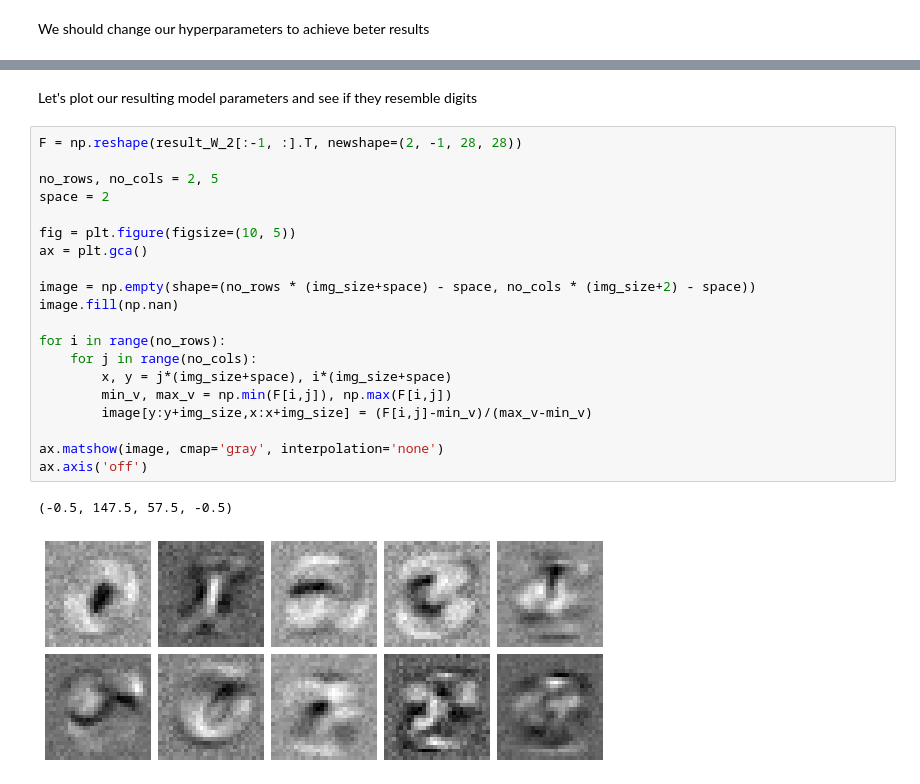
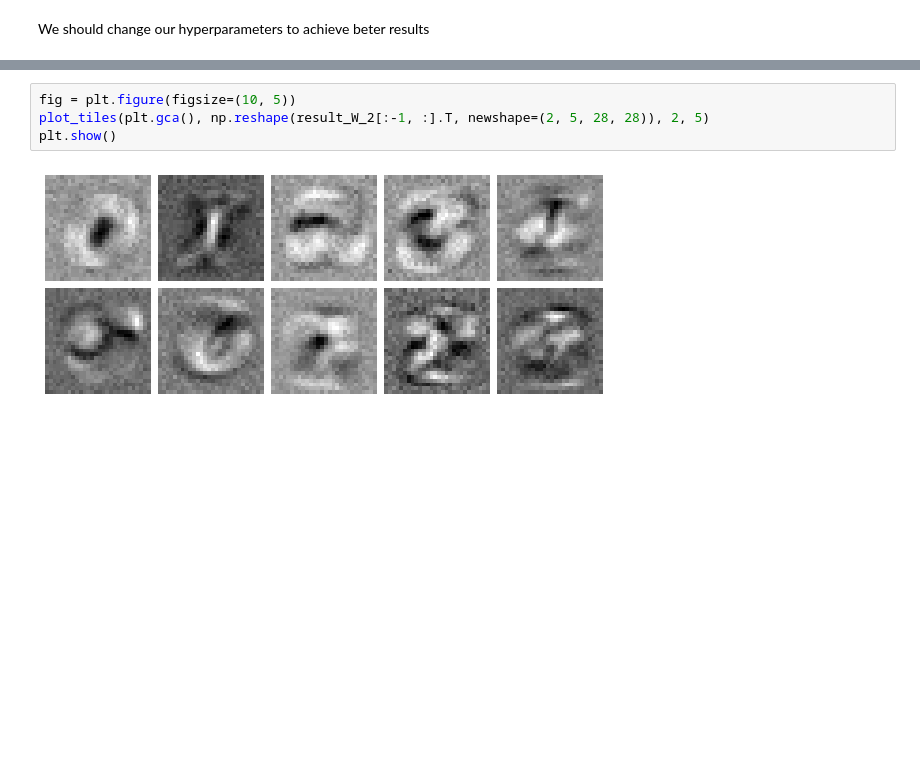
Before and after one commit to my-alaska/data-science-projects-exercises, a Jupyter notebook: multinomial-logistic-regression/logreg.ipynb, the cells around one changed output, grey strips where cells are left out. Drawn from its saved outputs; the diff is of its cells as text; blank space fills up the shorter version.

```diff
--- a/multinomial-logistic-regression/logreg.ipynb
+++ b/multinomial-logistic-regression/logreg.ipynb
@@ -201,25 +200,6 @@ Step 299        cost value:  0.33,      train accuracy: 90.93,   validation accu
-# %% [markdown]
-Let's plot our resulting model parameters and see if they resemble digits
-# %%
-F = np.reshape(result_W_2[:-1, :].T, newshape=(2, -1, 28, 28))
-
-no_rows, no_cols = 2, 5
-space = 2
-
-fig = plt.figure(figsize=(10, 5))
-ax = plt.gca()
-
-image = np.empty(shape=(no_rows * (img_size+space) - space, no_cols * (img_size+2) - space))
-image.fill(np.nan)
-
-for i in range(no_rows):
-    for j in range(no_cols):
-        x, y = j*(img_size+space), i*(img_size+space)
-        min_v, max_v = np.min(F[i,j]), np.max(F[i,j])
-        image[y:y+img_size,x:x+img_size] = (F[i,j]-min_v)/(max_v-min_v)
-
-ax.matshow(image, cmap='gray', interpolation='none')
-ax.axis('off')
-# %% [output]
-(-0.5, 147.5, 57.5, -0.5)
-[figure, removed]
+# %%
+fig = plt.figure(figsize=(10, 5))
+plot_tiles(plt.gca(), np.reshape(result_W_2[:-1, :].T, newshape=(2, 5, 28, 28)), 2, 5)
+plt.show()
+# %% [output]
+[figure, added]
```
Also changed, not shown: parts of 6 cells of this notebook.
